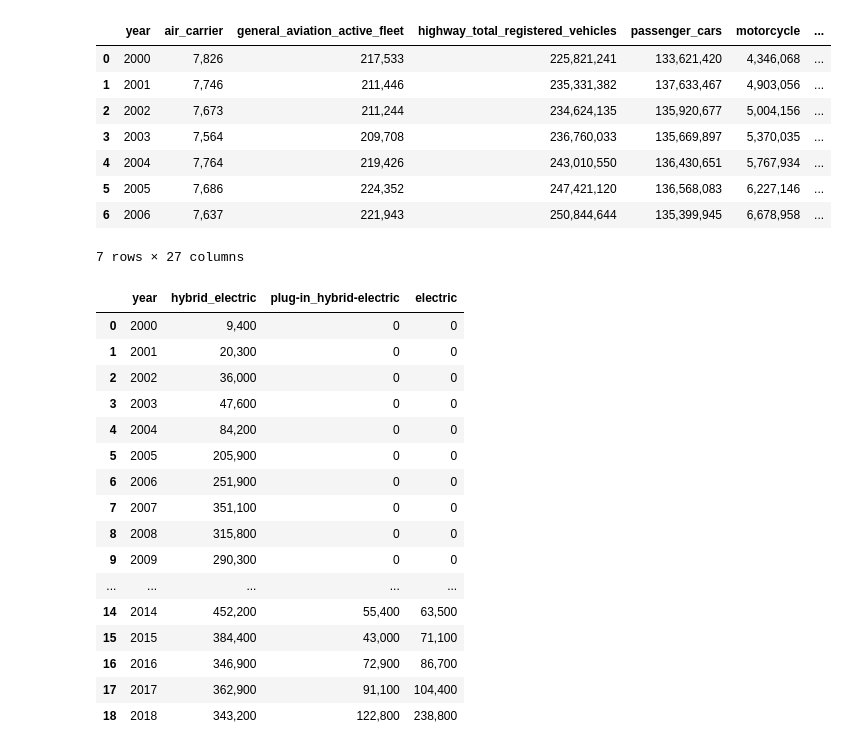
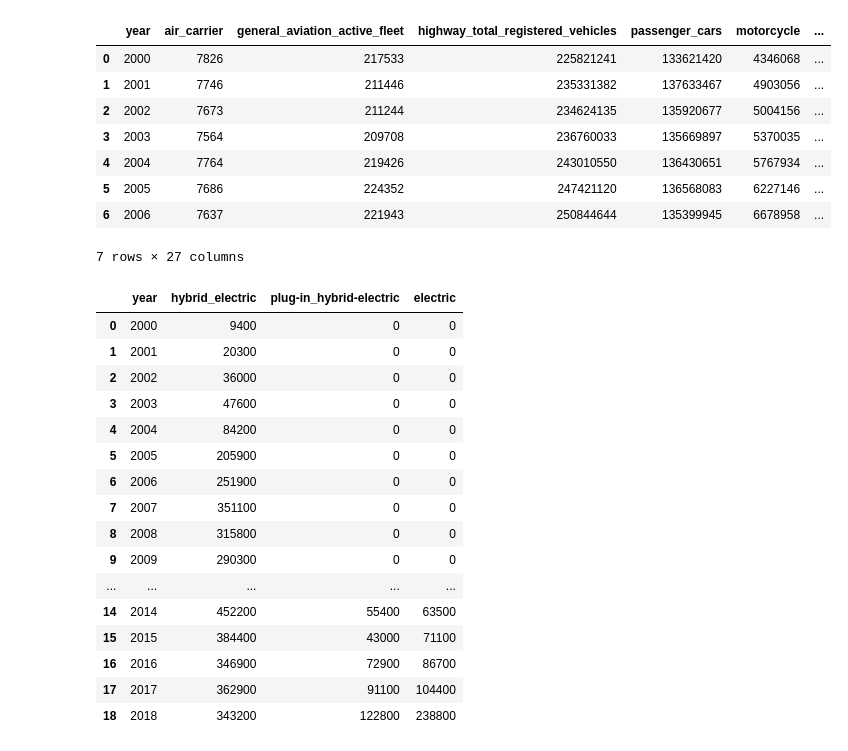
Before and after one commit to sfroonjian/ETL-Greenhouse-Gas-Emissions, a Jupyter notebook: transportation_data_cleaner.ipynb, the cells around one changed output. Drawn from its saved outputs; the diff is of its cells as text; code cells hidden in the pictures.

```diff
--- a/transportation_data_cleaner.ipynb
+++ b/transportation_data_cleaner.ipynb
@@ -79,44 +82,44 @@ df3 = df3.reset_index()
 new_names3 = ['year','air_carrier',
  'general_aviation_active_fleet',
  'highway_total_registered_vehicles',
  'passenger_cars',
  'motorcycle',
  'other_2-axle_4-tire_vehicles',
  'truck_single-unit_2-axle_6-tire_or_more',
  'truck_combinationd',
  'bus',
  'motor_bus',
  'light_rail_cars',
  'heavy_rail_cars',
  'trolley_bus',
  'commuter_rail_cars_and_locomotives',
  'demand_responsive',
  'other',
  'class_I_freight_cars',
  'class_I_locomotive',
  'nonclass_I_freight_cars',
  'car_companies_and_shippers_freight_cars',
  'amtrak_passenger_train_car',
  'amtrak_locomotive',
  'nonself-propelled_vessels',
  'self-propelled_vessels',
  'oceangoing_self-propelled_vessels_1000_gross_tons_and_over',
  'recreational_boats']
 df3.columns = new_names3
+df3 = df3.replace(',','', regex=True).astype('int64')
 df3
 # %% [output]
 |  | year | air_carrier | general_aviation_active_fleet | highway_total_registered_vehicles | passenger_cars | motorcycle | ... |
-| 0 | 2000 | 7,826 | 217,533 | 225,821,241 | 133,621,420 | 4,346,068 | ... |
-| 1 | 2001 | 7,746 | 211,446 | 235,331,382 | 137,633,467 | 4,903,056 | ... |
-| 2 | 2002 | 7,673 | 211,244 | 234,624,135 | 135,920,677 | 5,004,156 | ... |
-| 3 | 2003 | 7,564 | 209,708 | 236,760,033 | 135,669,897 | 5,370,035 | ... |
-| 4 | 2004 | 7,764 | 219,426 | 243,010,550 | 136,430,651 | 5,767,934 | ... |
-| 5 | 2005 | 7,686 | 224,352 | 247,421,120 | 136,568,083 | 6,227,146 | ... |
-| 6 | 2006 | 7,637 | 221,943 | 250,844,644 | 135,399,945 | 6,678,958 | ... |
+| 0 | 2000 | 7826 | 217533 | 225821241 | 133621420 | 4346068 | ... |
+| 1 | 2001 | 7746 | 211446 | 235331382 | 137633467 | 4903056 | ... |
+| 2 | 2002 | 7673 | 211244 | 234624135 | 135920677 | 5004156 | ... |
+| 3 | 2003 | 7564 | 209708 | 236760033 | 135669897 | 5370035 | ... |
+| 4 | 2004 | 7764 | 219426 | 243010550 | 136430651 | 5767934 | ... |
+| 5 | 2005 | 7686 | 224352 | 247421120 | 136568083 | 6227146 | ... |
+| 6 | 2006 | 7637 | 221943 | 250844644 | 135399945 | 6678958 | ... |
 7 rows × 27 columns
 # %%
 # df4 first round cleanup
-df4 = pd.read_csv(d4)
 df4 = df4.rename(columns={"Unnamed: 0":"Type","(R) 2000":"2000","(R) 2001":"2001","(R) 2002":"2002","(R) 2003":"2003","(R) 2004":"2004","(R) 2005":"2005","(R) 2006":"2006","(R) 2007":"2007","(R) 2008":"2008","(R) 2009":"2009","(R) 2010":"2010","(R) 2011":"2011","(R) 2012":"2012","(R) 2013":"2013","(R) 2014":"2014","(R) 2015":"2015","(R) 2016":"2016","(R) 2017":"2017"})
 df4 = df4.set_index("Type")
 df4 = df4.replace("Z",0)
@@ -127,24 +130,25 @@ new_names4 = ['year',
 'plug-in_hybrid-electric',
 'electric']
 df4.columns = new_names4
+df4 = df4.replace(',','', regex=True).astype('int64')
 df4
 # %% [output]
 |  | year | hybrid_electric | plug-in_hybrid-electric | electric |
-| 0 | 2000 | 9,400 | 0 | 0 |
-| 1 | 2001 | 20,300 | 0 | 0 |
-| 2 | 2002 | 36,000 | 0 | 0 |
-| 3 | 2003 | 47,600 | 0 | 0 |
-| 4 | 2004 | 84,200 | 0 | 0 |
-| 5 | 2005 | 205,900 | 0 | 0 |
-| 6 | 2006 | 251,900 | 0 | 0 |
-| 7 | 2007 | 351,100 | 0 | 0 |
-| 8 | 2008 | 315,800 | 0 | 0 |
-| 9 | 2009 | 290,300 | 0 | 0 |
+| 0 | 2000 | 9400 | 0 | 0 |
+| 1 | 2001 | 20300 | 0 | 0 |
+| 2 | 2002 | 36000 | 0 | 0 |
+| 3 | 2003 | 47600 | 0 | 0 |
+| 4 | 2004 | 84200 | 0 | 0 |
+| 5 | 2005 | 205900 | 0 | 0 |
+| 6 | 2006 | 251900 | 0 | 0 |
+| 7 | 2007 | 351100 | 0 | 0 |
+| 8 | 2008 | 315800 | 0 | 0 |
+| 9 | 2009 | 290300 | 0 | 0 |
 | ... | ... | ... | ... | ... |
-| 14 | 2014 | 452,200 | 55,400 | 63,500 |
-| 15 | 2015 | 384,400 | 43,000 | 71,100 |
-| 16 | 2016 | 346,900 | 72,900 | 86,700 |
-| 17 | 2017 | 362,900 | 91,100 | 104,400 |
-| 18 | 2018 | 343,200 | 122,800 | 238,800 |
+| 14 | 2014 | 452200 | 55400 | 63500 |
+| 15 | 2015 | 384400 | 43000 | 71100 |
+| 16 | 2016 | 346900 | 72900 | 86700 |
+| 17 | 2017 | 362900 | 91100 | 104400 |
+| 18 | 2018 | 343200 | 122800 | 238800 |
 # %%
 # create database connection
```
Also changed, not shown: parts of 8 cells of this notebook.
